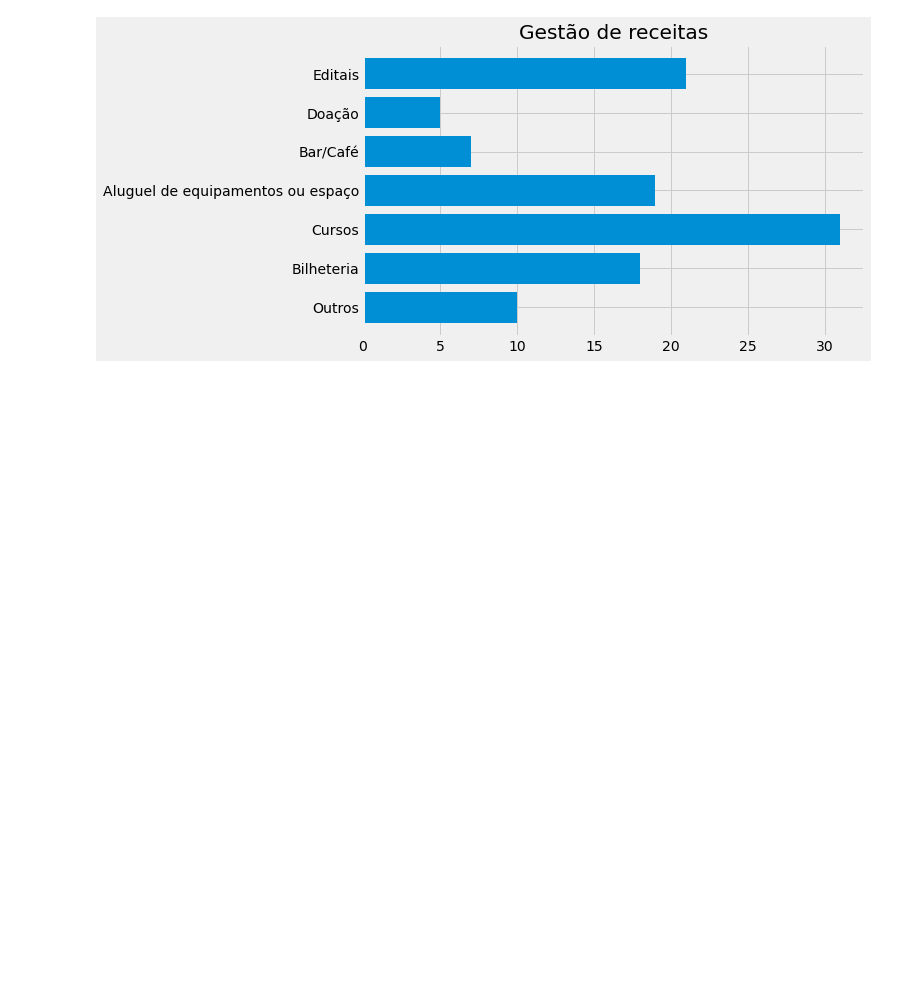
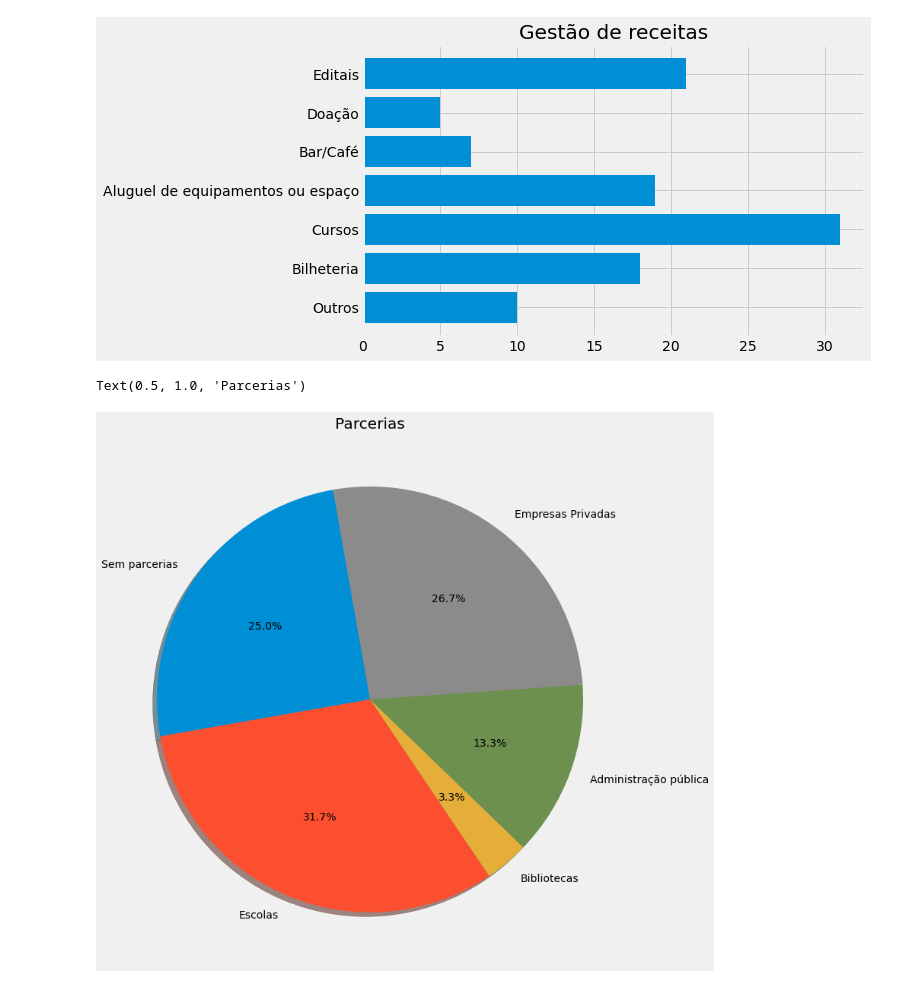
Before and after one commit to pauloestrella1994/analise_de_dados_enquete_cultural_curitiba, a Jupyter notebook: Analise_dados_culturais_notebook.ipynb, the cells around one changed output. Cells and saved outputs as stored; diff of their text form; code cells hidden in the pictures; blank space fills up the shorter version.

Commit message:
Add more graphics and cleaned data

```diff
--- a/Analise_dados_culturais_notebook.ipynb
+++ b/Analise_dados_culturais_notebook.ipynb
@@ -132,3 +132,37 @@ plt.title('Gestão de receitas')
 # %% [output]
 Text(0.5, 1.0, 'Gestão de receitas')
 [figure]
+# %%
+#Parcerias
+dados_relativos = pd.read_csv('Dados_relativos.csv')
+dados_rl_parceria = dados_relativos["O espaço já estabeleceu algum tipo de parceria?"]
+
+df_list = [i for i in dados_rl_parceria]
+df_parceria = ','.join(df_list)
+
+sem_parcerias = df_parceria.count('Não')
+escola = df_parceria.count('escolas')
+bibliotecas = df_parceria.count('bibliotecas')
+associacao = df_parceria.count('associações de moradores')
+adm_publica = df_parceria.count('administração pública')
+empresas = df_parceria.count('empresa privada')
+
+dados_parceria = {
+    'Sem parcerias': sem_parcerias,
+    'Escolas': escola,
+    'Bibliotecas': bibliotecas,
+    'Administração pública': adm_publica,
+    'Empresas Privadas': empresas
+}
+
+group_data_parcerias = list(dados_parceria.values())
+group_names_parcerias = list(dados_parceria.keys())
+
+fig1, ax1 = plt.subplots()
+ax1.pie(group_data_parcerias, labels=group_names_parcerias,autopct='%1.1f%%',shadow=True, startangle=100)
+fig = plt.gcf()
+fig.set_size_inches(12,12)
+plt.title('Parcerias')
+# %% [output]
+Text(0.5, 1.0, 'Parcerias')
+[figure, added]
```
Also changed, not shown: parts of 3 cells of this notebook, 1 other file.
